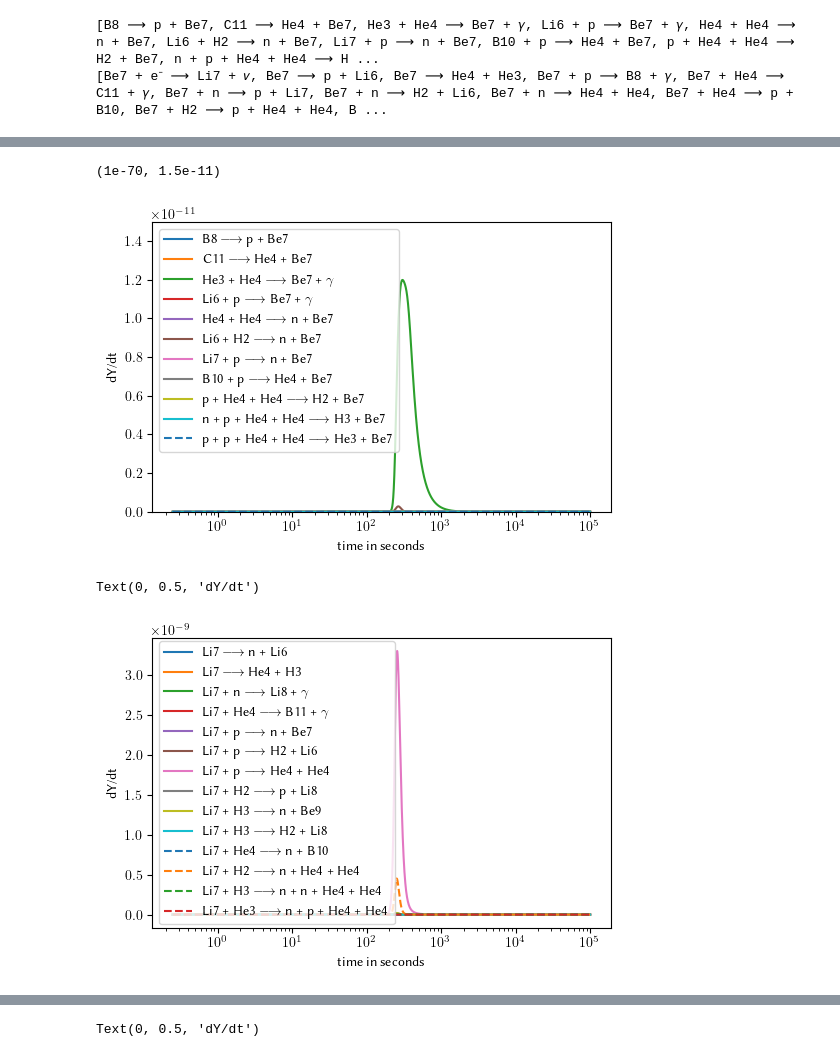
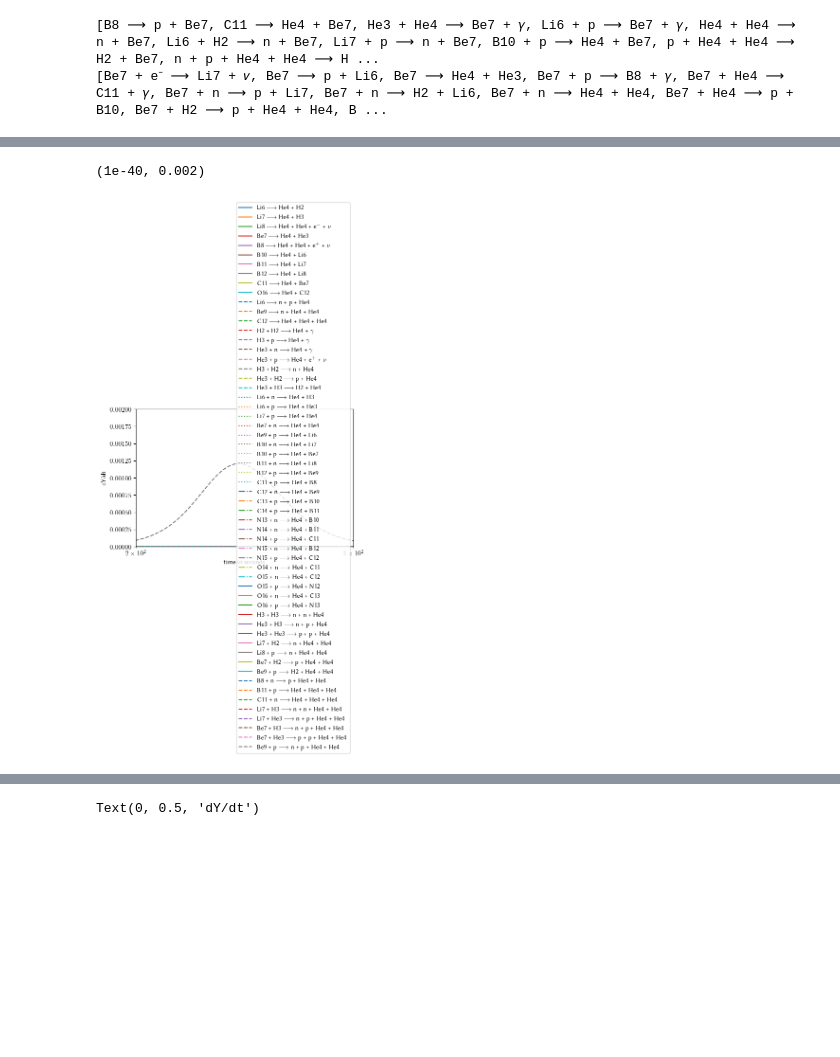
Before and after one commit to hansbdein/Speciale, a Jupyter notebook: CacheBackground.ipynb, the cells around one changed output, grey strips where cells are left out. Saved outputs shown, nothing was run; the diff lists cells and outputs as text; code cells hidden in the pictures; blank space fills up the shorter version.

Commit message:
næsten færdig me alterBBN

```diff
--- a/CacheBackground.ipynb
+++ b/CacheBackground.ipynb
@@ -136,7 +136,7 @@ def P_gamma(T):     #photon pressure
 
 ### Initial conditions ###
 
-T_ini=10                     #initial temperature in MeV
+T_ini=5                     #initial temperature in MeV
 
 t_ini=3/(2*np.sqrt(43/5*G*np.pi**3))/T_ini**2 #initial time in hbar/MeV
 
@@ -311,7 +311,7 @@ tfull=3/(2*np.sqrt(43/5*G*np.pi**3))/(2/TMeV2T9 )**2
 
 #tLi=10*timeunit
 #times for switching between networks
-t_start=[t_ini,tLi,10*tfull,1e5*timeunit]
+t_start=[t_ini,tLi,tfull,1e5*timeunit]
 # %%
 tfull/timeunit
 # %% [output]
@@ -956,6 +956,9 @@ He3reverserates= bbn_library.filter(pyna.RateFilter(reactants=["He3"], exact=Fal
 H3rates= bbn_library.filter(pyna.RateFilter(products=["H3"], exact=False)).get_rates()
 H3reverserates= bbn_library.filter(pyna.RateFilter(reactants=["H3"], exact=False)).get_rates()
 
+H2rates= bbn_library.filter(pyna.RateFilter(products=["H2"], exact=False)).get_rates()
+H2reverserates= bbn_library.filter(pyna.RateFilter(reactants=["H2"], exact=False)).get_rates()
+
 
 Li7rates = bbn_library.filter(pyna.RateFilter(products=["Li7"], exact=False)).get_rates()
 Li7reverserates = bbn_library.filter(pyna.RateFilter(reactants=["Li7"], exact=False)).get_rates()
@@ -1007,0 +1145,19 @@ plt.ylim(1e-70,1.5e-11)
+# %%
+fig, axes = plt.subplots(1, 1, figsize=(width, 4))
+
+fig.subplots_adjust(wspace=0.2, hspace=0.05, left=0.13, right=0.975, bottom=0.125, top=0.95)
+
+for ii,rate in enumerate(H2reverserates):
+    #print(rate)
+    plt.plot(soltime/timeunit,[ratevalue(rate,i) for i in range(len(soltime))],line[ii],color=colors[ii],label=u2latex.unicode_to_latex(rate))
+
+#plt.plot((fullsolY.t+t_cut)/timeunit,[5100*fullsolY.y[8,i]*fullsolY.y[2,i]*rho_bY_cgs(fullsolY.y[:,i]) for i in range(len(fullsolY.t))],'--k',label='Alter Li6->Li7')
+
+plt.legend(loc='center left')
+plt.xscale('log')
+plt.xlabel('time in seconds')
+plt.ylabel('dY/dt')
+plt.yscale('log')
+plt.ylim(1e-20,1.5e2)
+plt.xlim(0.3,1e4)
+#fig.savefig('TeX/figures/app/Dcreate.pdf')
@@ -1008,39 +1167,20 @@ plt.ylim(1e-70,1.5e-11)
 # %%
+
 fig, axes = plt.subplots(1, 1, figsize=(width, 4))
 
 fig.subplots_adjust(wspace=0.2, hspace=0.05, left=0.075, right=0.975, bottom=0.225, top=0.95)
 
-for ii,rate in enumerate(Be7rates):
+for ii,rate in enumerate(He4rates):
     #print(rate)
     plt.plot(soltime/timeunit,[ratevalue(rate,i) for i in range(len(soltime))],line[ii],color=colors[ii],label=u2latex.unicode_to_latex(rate))
 
-
-plt.legend()
+plt.legend(loc='center right')
 plt.xscale('log')
 plt.xlabel('time in seconds')
 plt.ylabel('dY/dt')
 #plt.yscale('log')
-plt.ylim(1e-70,1.5e-11)
+plt.xlim(200,300)
+plt.ylim(1e-40,0.002)
 # %% [output]
-(1e-70, 1.5e-11)
+(1e-40, 0.002)
-[figure, old version]
+[figure, new version]
-# %%
-fig, axes = plt.subplots(1, 1, figsize=(width, 4))
-
-fig.subplots_adjust(wspace=0.2, hspace=0.05, left=0.075, right=0.975, bottom=0.225, top=0.95)
-
-for ii,rate in enumerate(Li7reverserates):
-    #print(rate)
-    plt.plot(soltime/timeunit,[ratevalue(rate,i) for i in range(len(soltime))],line[ii],color=colors[ii],label=u2latex.unicode_to_latex(rate))
-
-#plt.plot((fullsolY.t+t_cut)/timeunit,[5100*fullsolY.y[8,i]*fullsolY.y[2,i]*rho_bY_cgs(fullsolY.y[:,i]) for i in range(len(fullsolY.t))],'--k',label='Alter Li6->Li7')
-
-plt.legend(loc='center left')
-plt.xscale('log')
-plt.xlabel('time in seconds')
-plt.ylabel('dY/dt')
-#plt.yscale('log')
-#plt.ylim(1e-70,1.5e-11)
-# %% [output]
-Text(0, 0.5, 'dY/dt')
-[figure, removed]
```
Also changed, not shown: parts of 48 cells of this notebook, 30 other files.
